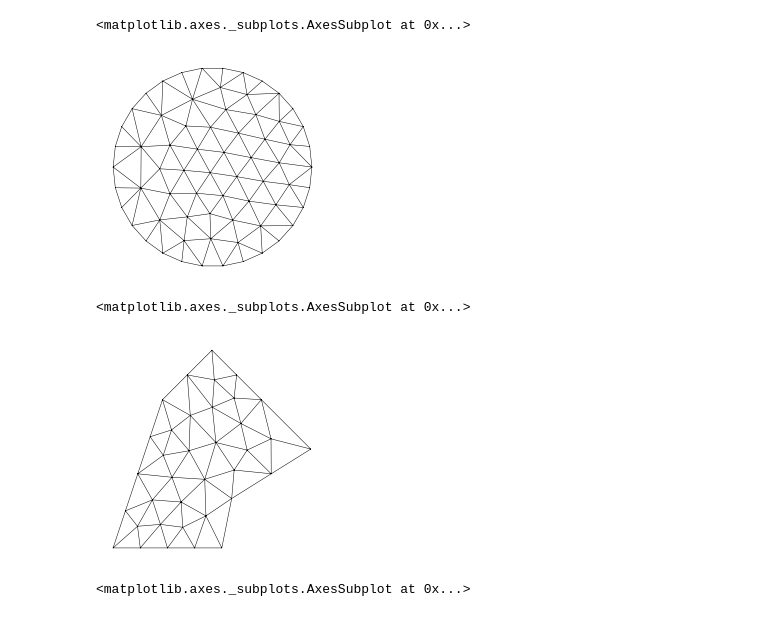
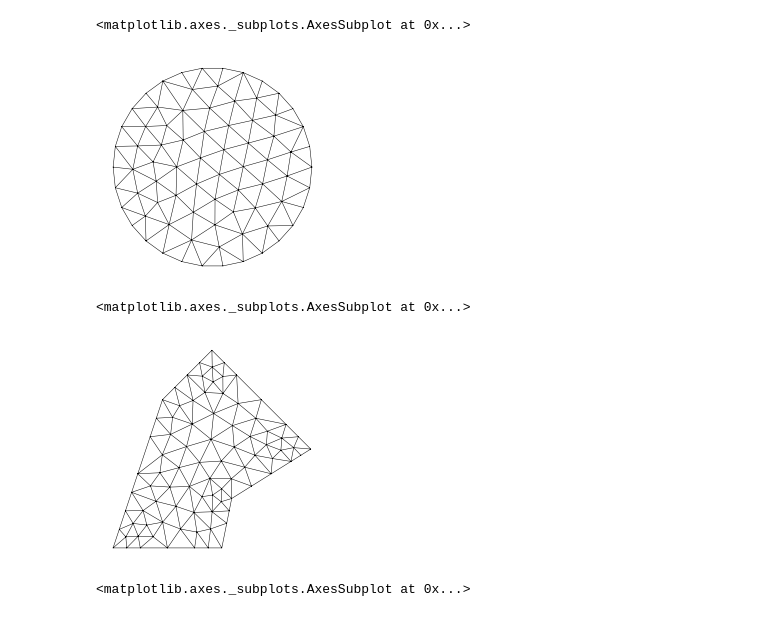
Before and after one commit to kinnala/paper-meshgen, a Jupyter notebook: examples/example_meshes.ipynb, the cells around one changed output. Drawn from its saved outputs; the diff is of its cells as text; code cells hidden in the pictures.

```diff
--- a/examples/example_meshes.ipynb
+++ b/examples/example_meshes.ipynb
@@ -4,11 +4,11 @@
 from adaptmesh import triangulate
 import numpy as np
 # %%
-m = triangulate([(np.cos(t), np.sin(t)) for t in np.linspace(0, 2.*np.pi, 30, endpoint=False)])
+m = triangulate([(np.cos(t), np.sin(t)) for t in np.linspace(0, 2.*np.pi, 30, endpoint=False)], quality=0.95)
 m.draw()
 # %% [output]
 <matplotlib.axes._subplots.AxesSubplot at 0x...>
-[figure, old version]
+[figure, new version]
 # %%
 m = triangulate([
     (0.0, 0.0),
@@ -17,11 +17,11 @@ m = triangulate([
     (0.7, 0.6),
     (2.0, 1.0),
     (1.0, 2.0),
-    (0.5, 1.5),], max_refloops=15, quality=0.9)
+    (0.5, 1.5),], max_refloops=10, quality=0.92)
 m.draw()
 # %% [output]
 <matplotlib.axes._subplots.AxesSubplot at 0x...>
-[figure, old version]
+[figure, new version]
 # %%
 m = triangulate([
     (0.0, 0.0),
```
Also changed, not shown: parts of 2 cells of this notebook, 2 other files.
